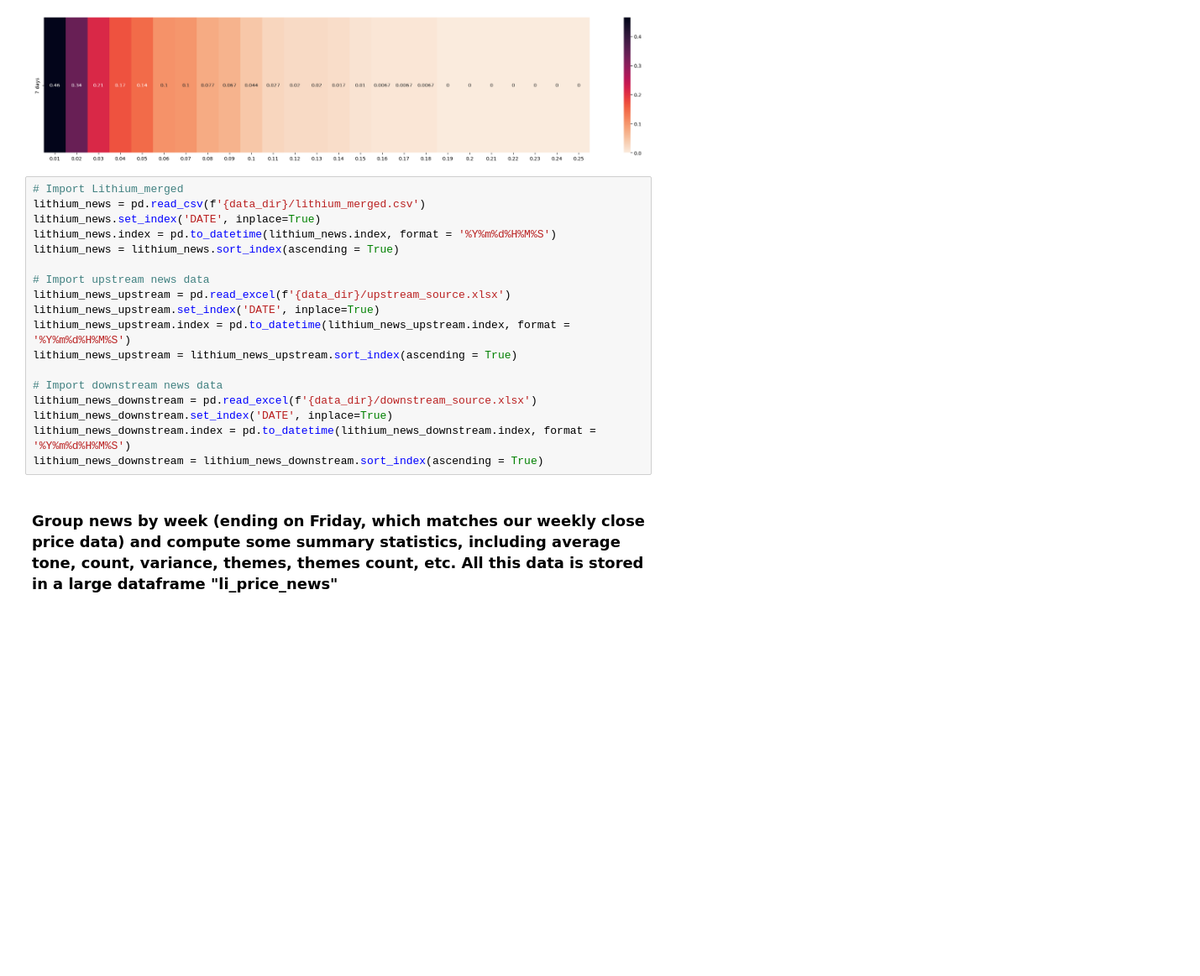
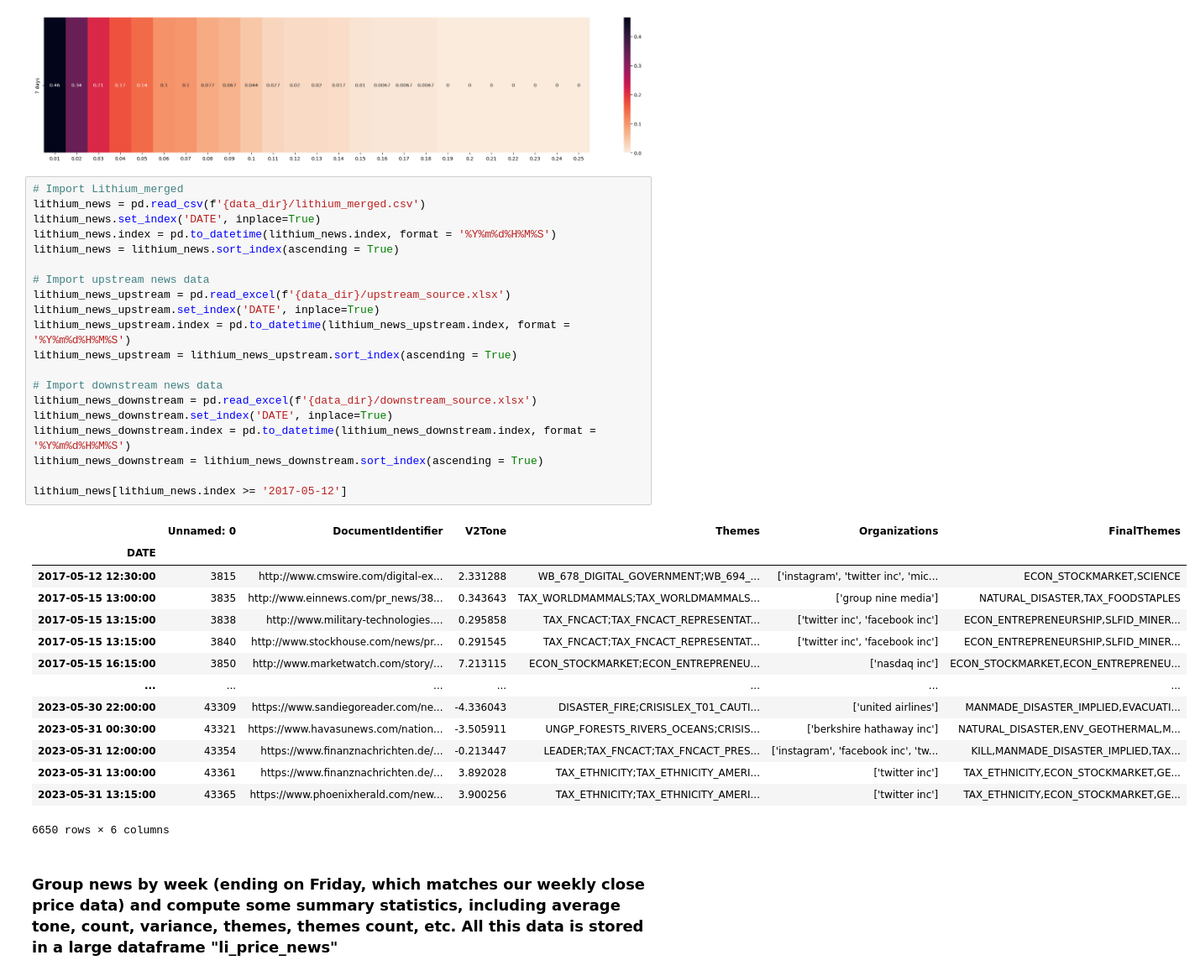
Before and after one commit to BomingZhang-coder/lithium-commodities-dashboard, a Jupyter notebook: jerry/news_analysis.ipynb, the cells around one changed output. Shown at 84% size. Cells and saved outputs as stored; diff of their text form; blank space fills up the shorter version.

Commit message:
update lithium news analysis files

```diff
--- a/jerry/news_analysis.ipynb
+++ b/jerry/news_analysis.ipynb
@@ -278,21 +278,38 @@ print(len(li_future_weekly))
 # %%
 # Import Lithium_merged
 lithium_news = pd.read_csv(f'{data_dir}/lithium_merged.csv')
 lithium_news.set_index('DATE', inplace=True)
 lithium_news.index = pd.to_datetime(lithium_news.index, format = '%Y%m%d%H%M%S')
 lithium_news = lithium_news.sort_index(ascending = True)
 
 # Import upstream news data
 lithium_news_upstream = pd.read_excel(f'{data_dir}/upstream_source.xlsx')
 lithium_news_upstream.set_index('DATE', inplace=True)
 lithium_news_upstream.index = pd.to_datetime(lithium_news_upstream.index, format = '%Y%m%d%H%M%S')
 lithium_news_upstream = lithium_news_upstream.sort_index(ascending = True)
 
 # Import downstream news data
 lithium_news_downstream = pd.read_excel(f'{data_dir}/downstream_source.xlsx')
 lithium_news_downstream.set_index('DATE', inplace=True)
 lithium_news_downstream.index = pd.to_datetime(lithium_news_downstream.index, format = '%Y%m%d%H%M%S')
 lithium_news_downstream = lithium_news_downstream.sort_index(ascending = True)
+
+lithium_news[lithium_news.index >= '2017-05-12']
+# %% [output]
+|  | Unnamed: 0 | DocumentIdentifier | V2Tone | Themes | Organizations | FinalThemes |
+| DATE |  |  |  |  |  |  |
+| 2017-05-12 12:30:00 | 3815 | http://www.cmswire.com/digital-ex... | 2.331288 | WB_678_DIGITAL_GOVERNMENT;WB_694_... | ['instagram', 'twitter inc', 'mic... | ECON_STOCKMARKET,SCIENCE |
+| 2017-05-15 13:00:00 | 3835 | http://www.einnews.com/pr_news/38... | 0.343643 | TAX_WORLDMAMMALS;TAX_WORLDMAMMALS... | ['group nine media'] | NATURAL_DISASTER,TAX_FOODSTAPLES |
+| 2017-05-15 13:15:00 | 3838 | http://www.military-technologies.... | 0.295858 | TAX_FNCACT;TAX_FNCACT_REPRESENTAT... | ['twitter inc', 'facebook inc'] | ECON_ENTREPRENEURSHIP,SLFID_MINER... |
+| 2017-05-15 13:15:00 | 3840 | http://www.stockhouse.com/news/pr... | 0.291545 | TAX_FNCACT;TAX_FNCACT_REPRESENTAT... | ['twitter inc', 'facebook inc'] | ECON_ENTREPRENEURSHIP,SLFID_MINER... |
+| 2017-05-15 16:15:00 | 3850 | http://www.marketwatch.com/story/... | 7.213115 | ECON_STOCKMARKET;ECON_ENTREPRENEU... | ['nasdaq inc'] | ECON_STOCKMARKET,ECON_ENTREPRENEU... |
+| ... | ... | ... | ... | ... | ... | ... |
+| 2023-05-30 22:00:00 | 43309 | https://www.sandiegoreader.com/ne... | -4.336043 | DISASTER_FIRE;CRISISLEX_T01_CAUTI... | ['united airlines'] | MANMADE_DISASTER_IMPLIED,EVACUATI... |
+| 2023-05-31 00:30:00 | 43321 | https://www.havasunews.com/nation... | -3.505911 | UNGP_FORESTS_RIVERS_OCEANS;CRISIS... | ['berkshire hathaway inc'] | NATURAL_DISASTER,ENV_GEOTHERMAL,M... |
+| 2023-05-31 12:00:00 | 43354 | https://www.finanznachrichten.de/... | -0.213447 | LEADER;TAX_FNCACT;TAX_FNCACT_PRES... | ['instagram', 'facebook inc', 'tw... | KILL,MANMADE_DISASTER_IMPLIED,TAX... |
+| 2023-05-31 13:00:00 | 43361 | https://www.finanznachrichten.de/... | 3.892028 | TAX_ETHNICITY;TAX_ETHNICITY_AMERI... | ['twitter inc'] | TAX_ETHNICITY,ECON_STOCKMARKET,GE... |
+| 2023-05-31 13:15:00 | 43365 | https://www.phoenixherald.com/new... | 3.900256 | TAX_ETHNICITY;TAX_ETHNICITY_AMERI... | ['twitter inc'] | TAX_ETHNICITY,ECON_STOCKMARKET,GE... |
+6650 rows × 6 columns
 # %% [markdown]
 ### Group news by week (ending on Friday, which matches our weekly close price data) and compute some summary statistics, including average tone, count, variance, themes, themes count, etc. All this data is stored in a large dataframe "li_price_news"
 # %%
```
Also changed, not shown: parts of 7 cells of this notebook, 45 other files.
